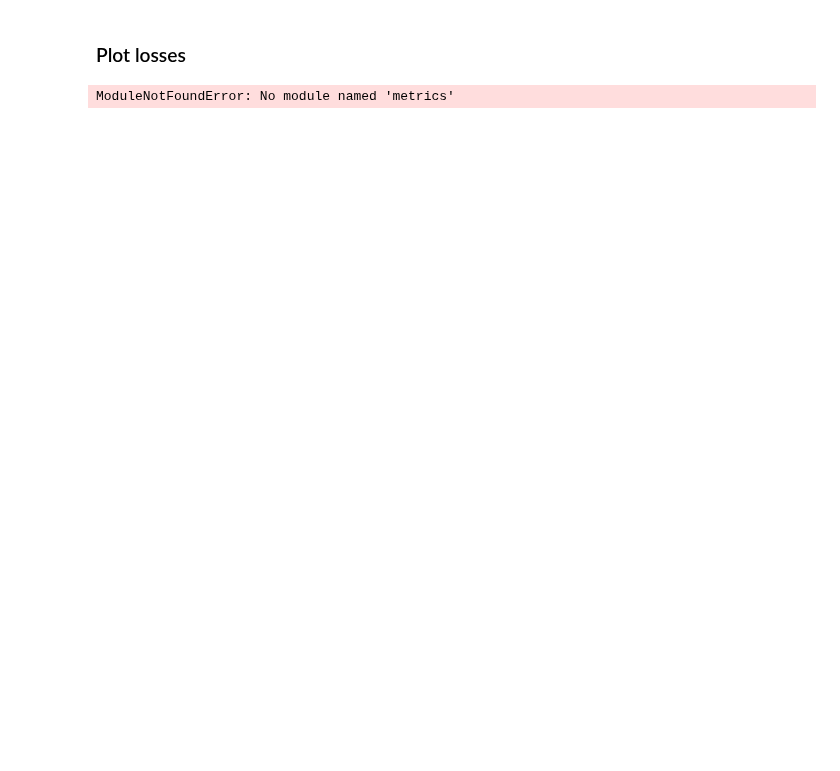
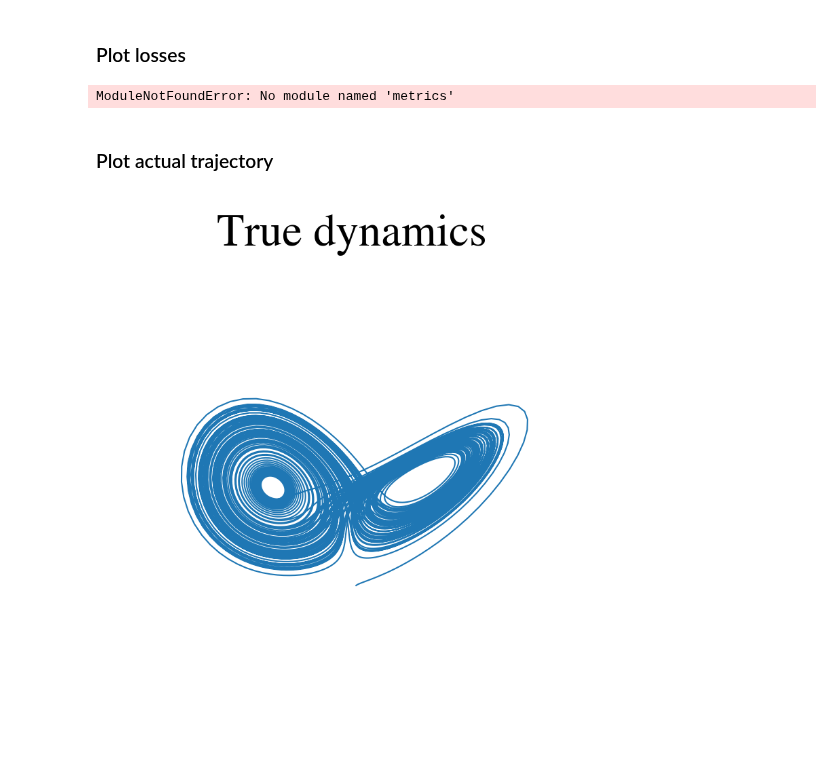
Before and after one commit to jonatanwins/Project-2-FYS5429, a Jupyter notebook: project_2/src/lorenz/lorenzResults.ipynb, the cells around one changed output. Drawn from its saved outputs; the diff is of its cells as text; code cells hidden in the pictures; blank space fills up the shorter version.

```diff
--- a/project_2/src/lorenz/lorenzResults.ipynb
+++ b/project_2/src/lorenz/lorenzResults.ipynb
@@ -167,2 +194,18 @@ plot_metrics(metrics, metric_names=["train/loss", "val/loss"], title="Loss Metri
 # %% [output]
 ModuleNotFoundError: No module named 'metrics'
+# %% [markdown]
+### Plot actual trajectory
+# %%
+from lorenzSimulate import plot_single_trajectory
+from sindySimulate import sindy_simulate
+
+# Simulation parameters
+initial_condition = np.array([1.0, 1.0, 1.0])
+time = np.linspace(0, 100, 10000)
+
+z_sim = sindy_simulate(initial_condition, time, true_xi, **library_hparams)
+
+# print(z_sim)
+plot_single_trajectory(z_sim, title="True dynamics")
+# %% [output]
+[figure, added]
```
Also changed, not shown: parts of 14 cells of this notebook.
